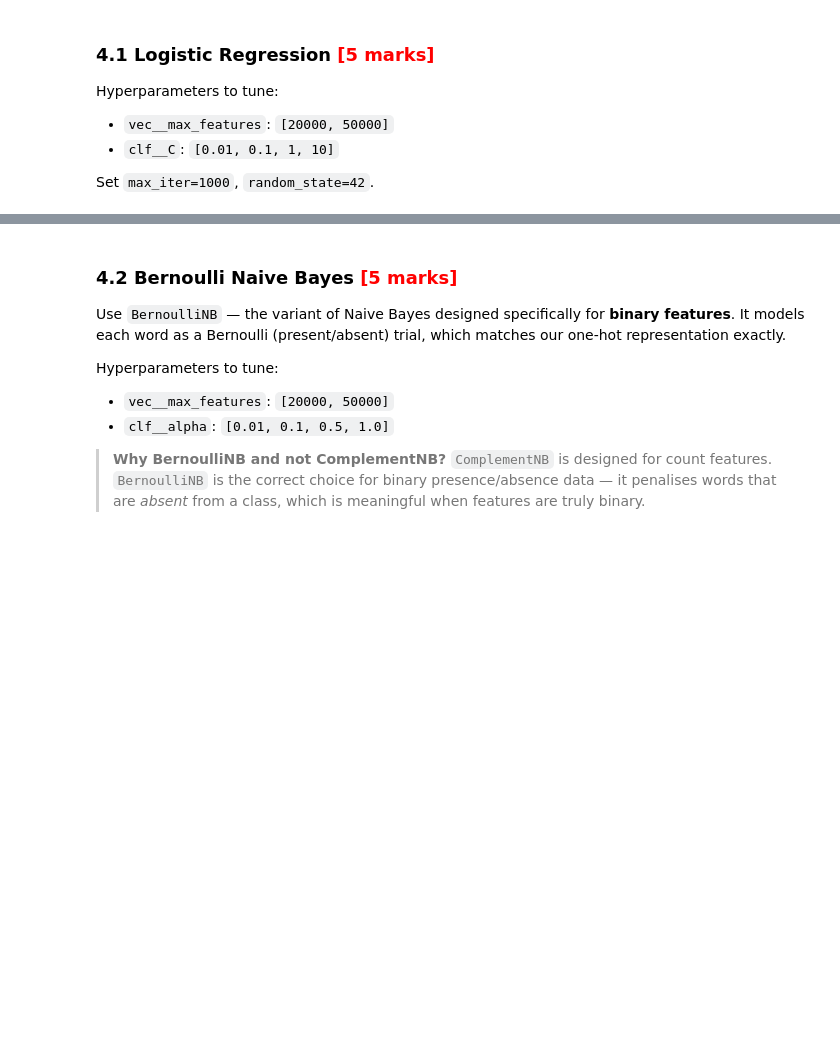
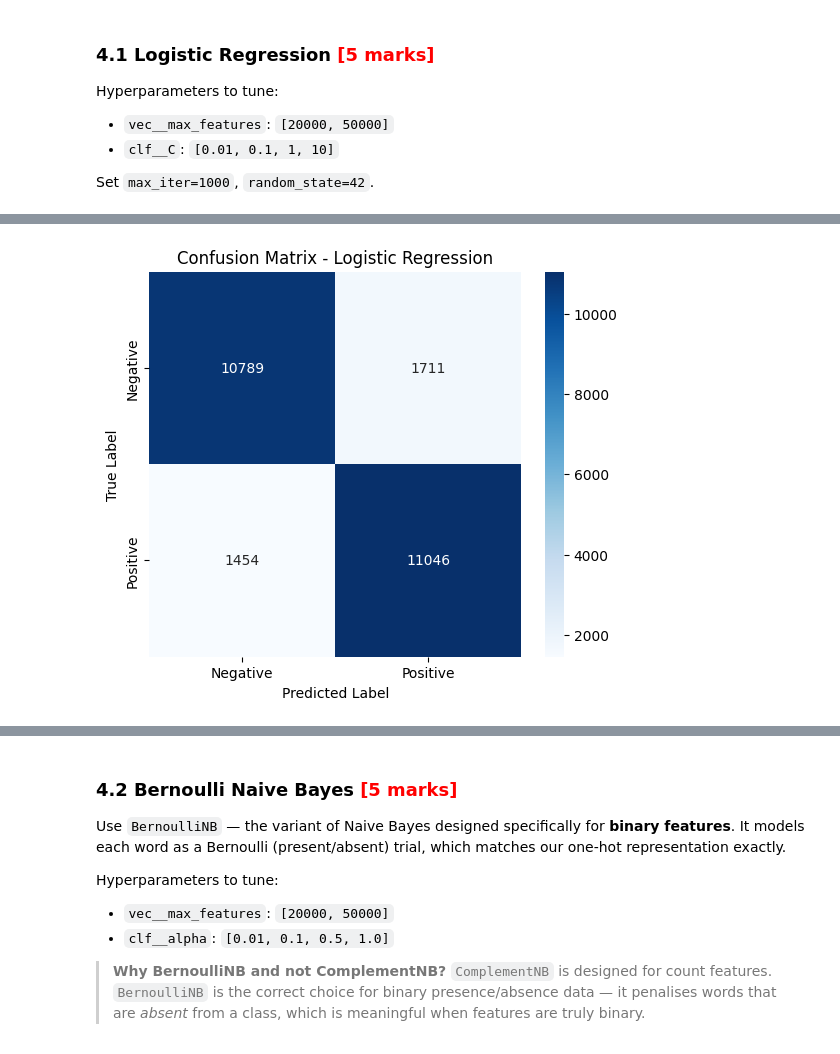
Before and after one commit to raisharad/GenerativeAIandAgenticAI, a Jupyter notebook: Sharad_Rai_SIMDB_Sentiment_Exercise.ipynb, the cells around one changed output, grey strips where cells are left out. Cells and saved outputs as stored; diff of their text form; code cells hidden in the pictures; blank space fills up the shorter version.

````diff
--- a/Sharad_Rai_SIMDB_Sentiment_Exercise.ipynb
+++ b/Sharad_Rai_SIMDB_Sentiment_Exercise.ipynb
@@ -522,3 +635,14 @@ grid.fit(train_texts_clean, y_train)   # pass CLEANED TEXT — not the matrix
 ```
 
 > **Important:** Pass cleaned raw text to `grid.fit()`. The pipeline applies the vectoriser internally at each fold, which is what prevents leakage.
+# %%
+pipe = Pipeline([
+    ('vec', CountVectorizer(binary=True, min_df=5, stop_words='english')),
+    ('clf', LogisticRegression(random_state=42))
+])
+param_grid = {
+    'vec__max_features': [20000, 50000],   # prefix is the pipeline step name
+    'clf__C':            [0.1, 1, 10]
+}
+grid = GridSearchCV(pipe, param_grid, scoring='f1', cv=5, n_jobs=-1)
+grid.fit(train_texts_clean, y_train)   # pass CLEANED TEXT — not the matrix
@@ -543,0 +707,76 @@ Set `max_iter=1000`, `random_state=42`.
+# %%
+# Predict on test set and evaluate
+results = []
+
+best_models = {}
+
+for name, (classifier, params) in models.items():
+
+    print("\n" + "="*80)
+    print(f"Training {name}")
+    print("="*80)
+
+
+    # Build pipeline
+    pipeline = Pipeline([
+        ("vec", CountVectorizer(
+            binary=True,
+            min_df=5,
+            stop_words="english"
+        )),
+        ("clf", classifier)
+    ])
+
+
+    # Grid search
+    grid = GridSearchCV(
+        estimator=pipeline,
+        param_grid=params,
+        scoring="f1",
+        cv=5,
+        n_jobs=-1,
+        verbose=1
+    )
+
+
+    # Train
+    grid.fit(
+        train_texts_clean,
+        y_train
+    )
+
+
+    print("\nBest Parameters:")
+    print(grid.best_params_)
+
+    print(
+        f"Best CV F1 Score: {grid.best_score_:.4f}"
+    )
+
+
+    # Save best model
+    best_models[name] = grid.best_estimator_
+
+
+    # Test prediction
+    y_pred = grid.predict(test_texts_clean)
+
+
+    # Evaluate
+    metrics = evaluate_model(
+        name,
+        y_test,
+        y_pred
+    )
+
+
+    results.append(metrics)
+
+comparison_table = pd.DataFrame(results)
+
+comparison_table.set_index("Model", inplace=True)
+
+comparison_table.sort_values(by="F1", ascending=False, inplace=True)
+
+comparison_table
+# %% [output]
@@ -543,0 +800 @@ Set `max_iter=1000`, `random_state=42`.
+[figure, added]
````
Also changed, not shown: parts of 18 cells of this notebook.
